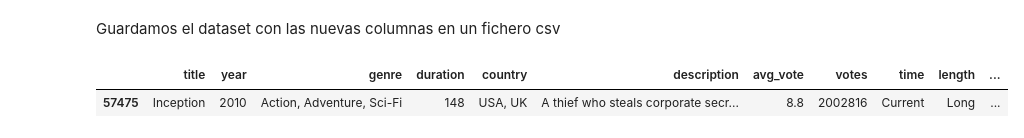
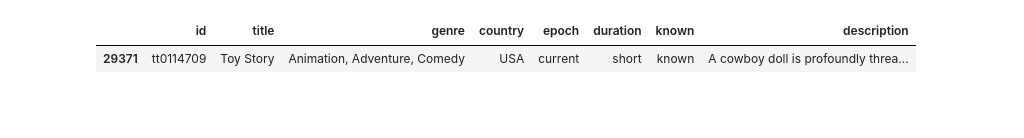
Before and after one commit to antoniomfc/TFM, a Jupyter notebook: Exploración-dataset-imdb.ipynb, the cells around one changed output. Cells and saved outputs as stored; diff of their text form; code cells hidden in the pictures; blank space fills up the shorter version.

Commit message:
Terminado limpieza dataset y generación modelo kme

```diff
--- a/Exploración-dataset-imdb.ipynb
+++ b/Exploración-dataset-imdb.ipynb
@@ -247,3 +238,5 @@ df = df[df.votes >= 1000]
+# %%
+df = df[['id', 'title', 'genre', 'country', 'epoch', 'duration', 'known', 'description']]
 # %%
 df.shape
 # %% [output]
@@ -262,10 +243,0 @@ df.head()
-# %%
-def set_time(year):
-    if year <= 1979:
-        return 'Classic'
-    elif year < 2000:
-        return 'Middle'
-    else:
-        return 'Current'
-
-df['time'] = df.year.apply(set_time)
@@ -281,12 +243,0 @@ df.head()
-# %%
-# Creación de la columna duración (length)
-
-def set_length(minutes):
-    if minutes <= 90:
-        return 'Short'
-    elif minutes > 90 and minutes <= 120:
-        return 'Normal'
-    else:
-        return 'Long'
-
-df['length'] = df.duration.apply(set_length)
@@ -314,12 +243,0 @@ Name: votes, dtype: object
-# %%
-# Decimos que menos de 3000 votos la película no es conocida. Entre 3000 y 15000 normal. y por encima de 15000 votos
-# la película es conocida
-def film_known(votes):
-    if(votes <= 3000):
-        return 'Unknown'
-    elif votes < 15000:
-        return 'Normal'
-    else:
-        return 'Known'
-
-df['known'] = df.votes.apply(film_known)
@@ -349,2 +243,0 @@ df.head(10)
-# %% [markdown]
-Guardamos el dataset con las nuevas columnas en un fichero csv
@@ -353,5 +247,5 @@ df.to_csv('./data/movies_new_columns.csv', header=True, index=False)
 # %%
-df[df.title == 'Inception']
+df[df.title == 'Toy Story']
 # %% [output]
-|  | title | year | genre | duration | country | description | avg_vote | votes | time | length | ... |
-| 57475 | Inception | 2010 | Action, Adventure, Sci-Fi | 148 | USA, UK | A thief who steals corporate secr... | 8.8 | 2002816 | Current | Long | ... |
+|  | id | title | genre | country | epoch | duration | known | description |
+| 29371 | tt0114709 | Toy Story | Animation, Adventure, Comedy | USA | current | short | known | A cowboy doll is profoundly threa... |
```
Also changed, not shown: parts of 76 cells of this notebook, 6 other files.
